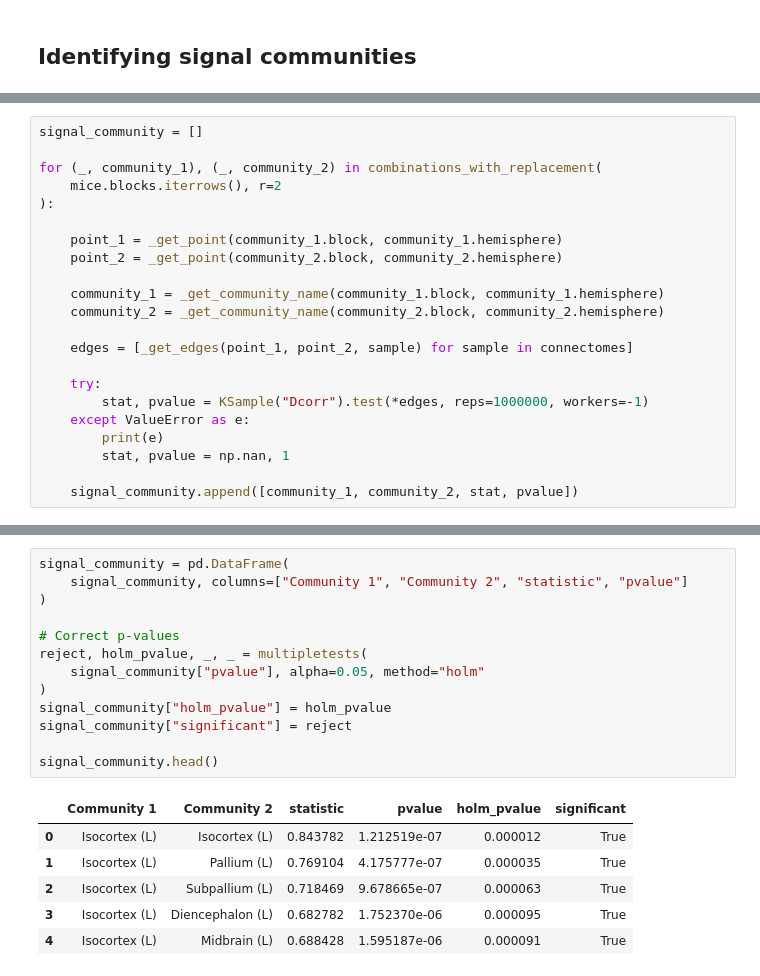
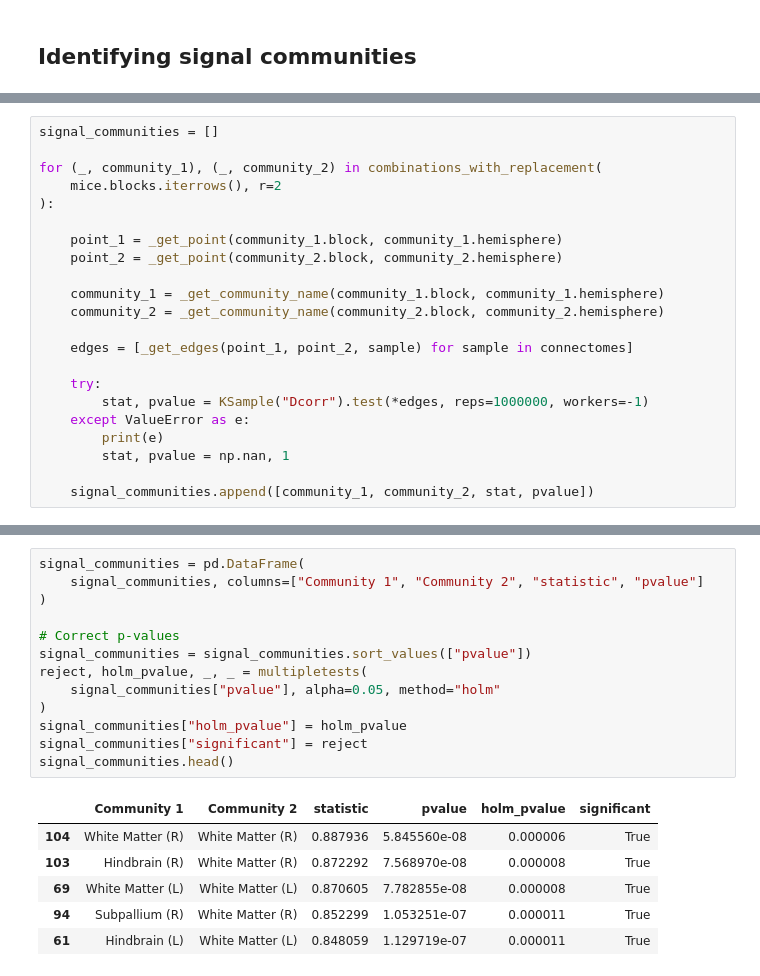
Before and after one commit to neurodata/MCC, a Jupyter notebook: 4-strong-signal-components/identifying_signal_components.ipynb, the cells around one changed output, grey strips where cells are left out. Drawn from its saved outputs; the diff is of its cells as text.

Commit message:
Rank signal communities prior to export

```diff
--- a/4-strong-signal-components/identifying_signal_components.ipynb
+++ b/4-strong-signal-components/identifying_signal_components.ipynb
@@ -269,7 +269,7 @@ def _get_community_name(block, hemisphere):
 # %% [output]
 [interactive output not drawn]
 # %%
-signal_community = []
+signal_communities = []
 
 for (_, community_1), (_, community_2) in combinations_with_replacement(
     mice.blocks.iterrows(), r=2
@@ -289,28 +289,28 @@ for (_, community_1), (_, community_2) in combinations_with_replacement(
         print(e)
         stat, pvalue = np.nan, 1
 
-    signal_community.append([community_1, community_2, stat, pvalue])
+    signal_communities.append([community_1, community_2, stat, pvalue])
 # %% [output]
 [interactive output not drawn]
 # %%
-signal_community = pd.DataFrame(
-    signal_community, columns=["Community 1", "Community 2", "statistic", "pvalue"]
+signal_communities = pd.DataFrame(
+    signal_communities, columns=["Community 1", "Community 2", "statistic", "pvalue"]
 )
 
 # Correct p-values
+signal_communities = signal_communities.sort_values(["pvalue"])
 reject, holm_pvalue, _, _ = multipletests(
-    signal_community["pvalue"], alpha=0.05, method="holm"
+    signal_communities["pvalue"], alpha=0.05, method="holm"
 )
-signal_community["holm_pvalue"] = holm_pvalue
-signal_community["significant"] = reject
-
-signal_community.head()
+signal_communities["holm_pvalue"] = holm_pvalue
+signal_communities["significant"] = reject
+signal_communities.head()
 # %% [output]
 |  | Community 1 | Community 2 | statistic | pvalue | holm_pvalue | significant |
-| 0 | Isocortex (L) | Isocortex (L) | 0.843782 | 1.212519e-07 | 0.000012 | True |
-| 1 | Isocortex (L) | Pallium (L) | 0.769104 | 4.175777e-07 | 0.000035 | True |
-| 2 | Isocortex (L) | Subpallium (L) | 0.718469 | 9.678665e-07 | 0.000063 | True |
-| 3 | Isocortex (L) | Diencephalon (L) | 0.682782 | 1.752370e-06 | 0.000095 | True |
-| 4 | Isocortex (L) | Midbrain (L) | 0.688428 | 1.595187e-06 | 0.000091 | True |
+| 104 | White Matter (R) | White Matter (R) | 0.887936 | 5.845560e-08 | 0.000006 | True |
+| 103 | Hindbrain (R) | White Matter (R) | 0.872292 | 7.568970e-08 | 0.000008 | True |
+| 69 | White Matter (L) | White Matter (L) | 0.870605 | 7.782855e-08 | 0.000008 | True |
+| 94 | Subpallium (R) | White Matter (R) | 0.852299 | 1.053251e-07 | 0.000011 | True |
+| 61 | Hindbrain (L) | White Matter (L) | 0.848059 | 1.129719e-07 | 0.000011 | True |
 [interactive output not drawn]
 # %%
```
Also changed, not shown: parts of 1 cell of this notebook, 1 other file.
